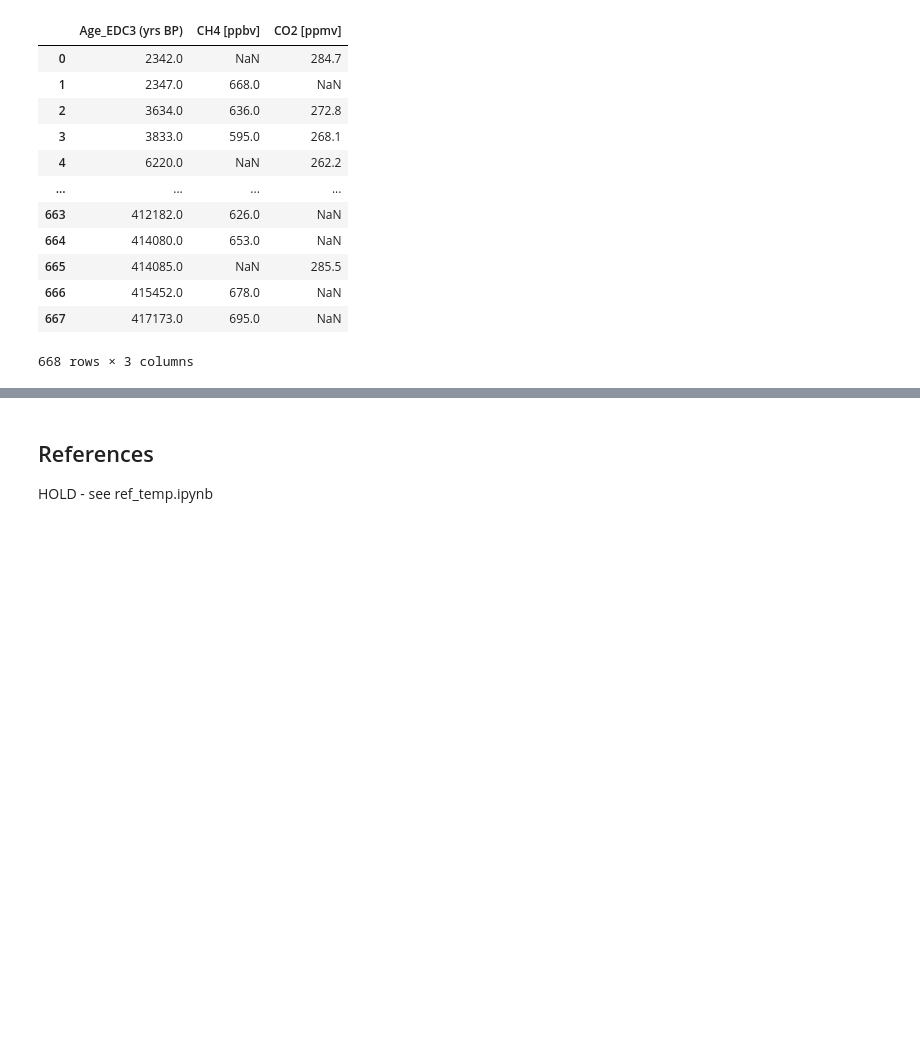
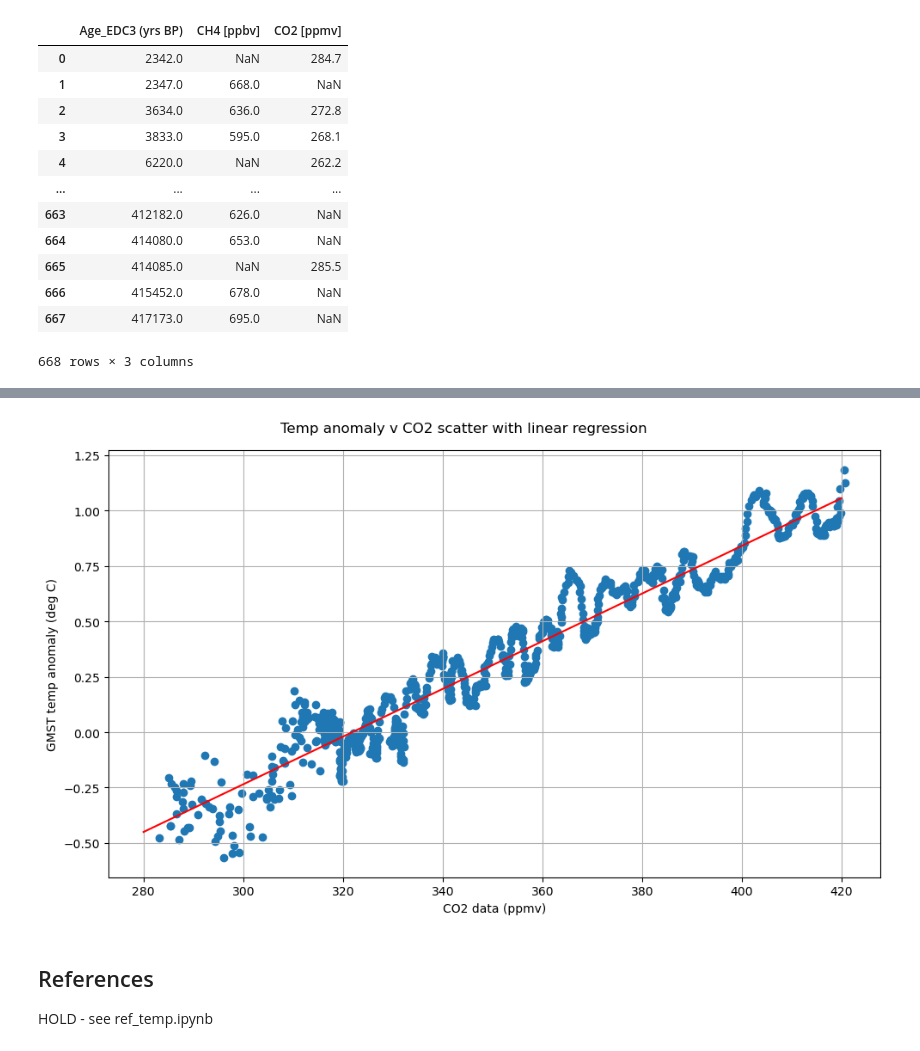
Before and after one commit to Eilis9/PfDA_Project2, a Jupyter notebook: analysis.ipynb, the cells around one changed output, grey strips where cells are left out. Cells and saved outputs as stored; diff of their text form; code cells hidden in the pictures; blank space fills up the shorter version.

```diff
--- a/analysis.ipynb
+++ b/analysis.ipynb
@@ -695,0 +671,7 @@ CO2_luthi_comp_plus.to_csv('test/CO2_luthi_comp_plus.csv')
+# %%
+modern_CO2_composite
+new_temp_anom = np.interp(modern_CO2_composite['decimal date'], GMST_anom_1850['decimal date'], GMST_anom_1850['GMST Anomaly Yearly'])
+new_temp_anom
+modern_CO2_composite['temp'] = new_temp_anom
+modern_CO2_composite.dropna(inplace=True)
+modern_CO2_composite
@@ -696,3 +692,19 @@ CO2_luthi_comp_plus.to_csv('test/CO2_luthi_comp_plus.csv')
+# %%
+fig, ax = plt.subplots(1, figsize=(10, 6))
+fig.suptitle('Temp anomaly v CO2 scatter with linear regression')
+ax.scatter(modern_CO2_composite['CO2 (ppmv)'], modern_CO2_composite['temp'])
+# do linear fit on CO2 and temp anomaly (1850 to present day)
+r_sq_co2_temp, m_co2_temp, c_co2_temp = lin_reg(modern_CO2_composite['CO2 (ppmv)'], modern_CO2_composite['temp'])
+
+linear_fit_x_temp = np.arange(280, 430, 10)
+linear_fit_y_temp = linear_fit_x_temp * m_co2_temp  + c_co2_temp
+ax.plot(linear_fit_x_temp, linear_fit_y_temp, color='r');
+ax.set_ylabel('GMST temp anomaly (deg C)')
+ax.set_xlabel('CO2 data (ppmv)')
+ax.grid()
+fig.tight_layout()
+# %% [output]
+[figure, added]
 # %% [markdown]
 ## References
 HOLD - see ref_temp.ipynb
```
Also changed, not shown: parts of 6 cells of this notebook, 1 other file.
